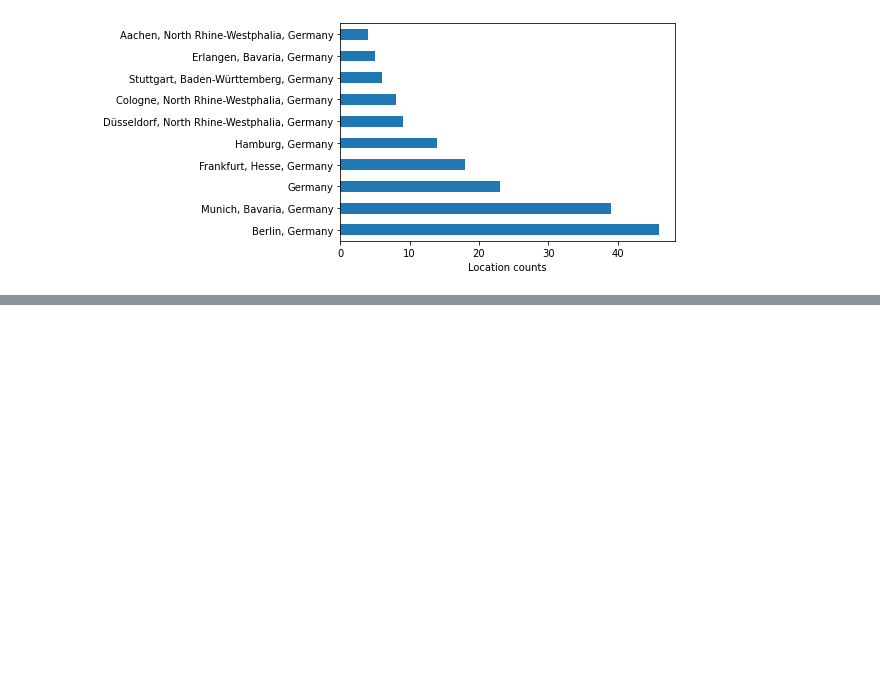
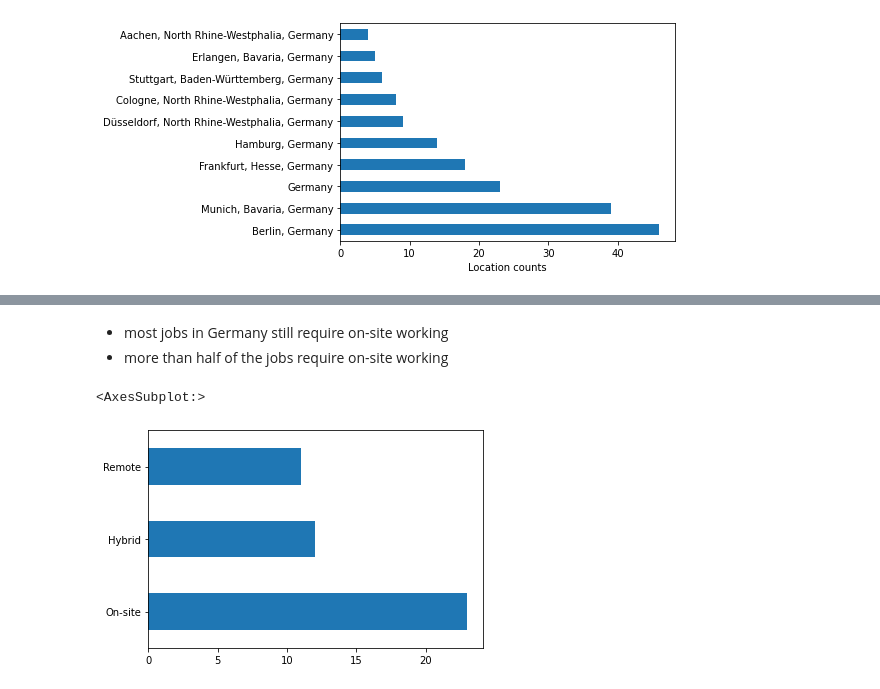
Before and after one commit to aedxn/Linkedin-Data-Science-Job-Postings-Analysis, a Jupyter notebook: Linkedin_job_openeings.ipynb, the cells around one changed output, grey strips where cells are left out. Saved outputs shown, nothing was run; the diff lists cells and outputs as text; code cells hidden in the pictures; blank space fills up the shorter version.

```diff
--- a/Linkedin_job_openeings.ipynb
+++ b/Linkedin_job_openeings.ipynb
@@ -156,10 +156,7 @@ Text(0.5, 1.0, 'Data Associated Roles')
 * contrary to my expectation Data Engineers are not as highly demanded
 # %%
 # creating a copy of the original df to overcome 'SettingWithCopyWarning'
-from matplotlib.pyplot import xlabel
-
-
-df_copy = df_c[['location']].copy(deep=True)
+df_copy = df_c.copy(deep=True)
 
 replace_values = {'München': 'Munich', 'Deutschland' : 'Germany', 'Berlin, Berlin': 'Berlin', 'Hamburg, Hamburg': 'Hamburg', 'Bayern': 'Bavaria'}
 
@@ -175,7 +172,7 @@ df_copy['location'] = df_copy['location'].replace('Nordrhein-Westfalen', 'North
 df_copy['location'] = df_copy['location'].replace('Köln', 'Cologne', regex=True)
 
 df_copy.location.value_counts()[:10].plot(kind='barh')
-xlabel('Location counts')
+plt.xlabel('Location counts')
 # %% [output]
 Text(0.5, 0, 'Location counts')
 [figure]
@@ -186,0 +193,16 @@ Text(0.5, 0, 'Location counts')
+# %% [markdown]
+* most jobs in Germany still require on-site working
+* more than half of the jobs require on-site working
+# %%
+# filtering work type based on the top four cities with the most job openings
+
+df_berlin = df_copy[df_copy['location'] == 'Berlin, Germany']
+df_munich = df_copy[df_copy['location'] == 'Munich, Bavaria, Germany']
+df_ff = df_copy[df_copy['location'] == 'Frankfurt, Hesse, Germany']
+df_hb = df_copy[df_copy['location'] == 'Hamburg, Germany']
+
+# bar plot berlin
+df_berlin.work_type.value_counts().plot(kind='barh')
+# %% [output]
+<AxesSubplot:>
+[figure, added]
```
Also changed, not shown: parts of 8 cells of this notebook.
